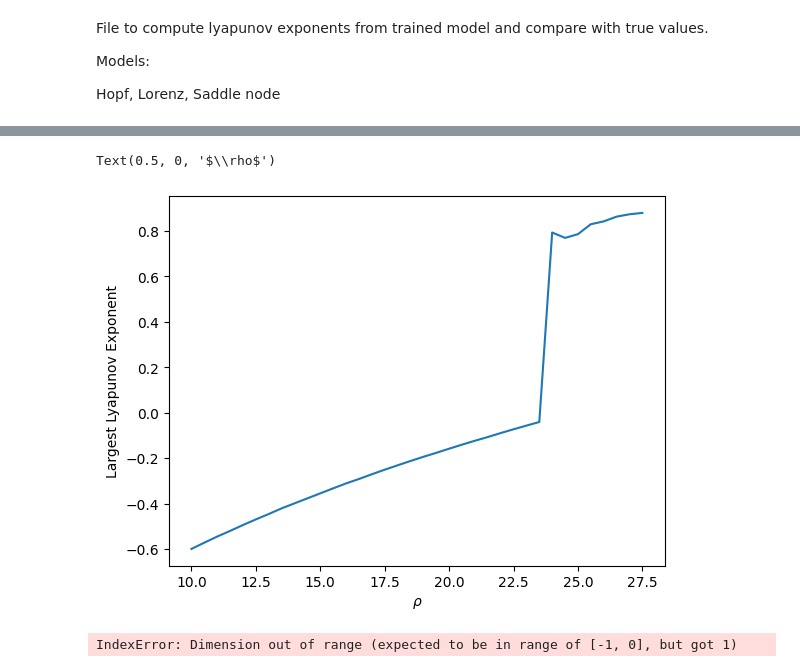
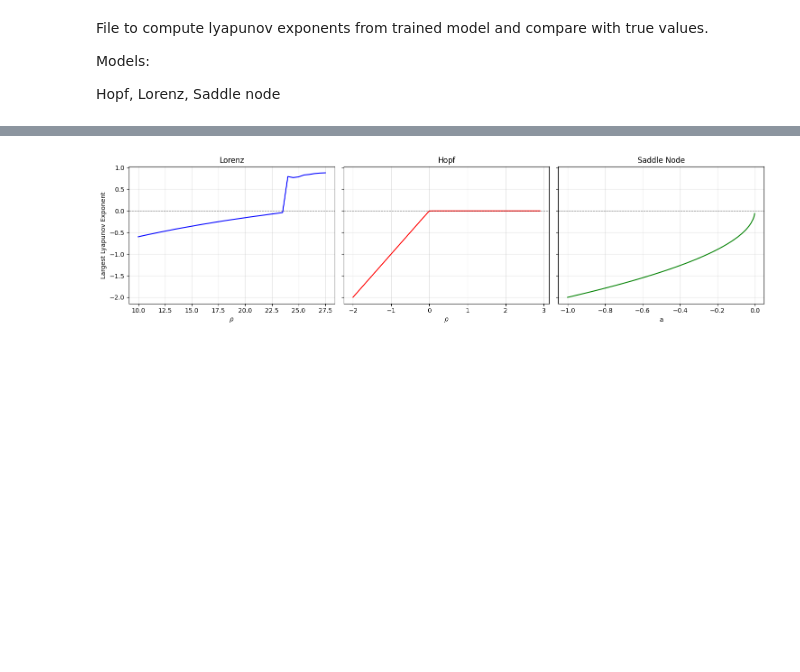
Before and after one commit to JPROSS18/JackRoss-PhD-Notes, a Jupyter notebook: NODE_Dynamic_Bifurcation_Parameter/LyapunovExponents.ipynb, the cells around one changed output, grey strips where cells are left out. Cells and saved outputs as stored; diff of their text form; code cells hidden in the pictures; blank space fills up the shorter version.

Commit message:
Using Lyapunov Exponents

```diff
--- a/NODE_Dynamic_Bifurcation_Parameter/LyapunovExponents.ipynb
+++ b/NODE_Dynamic_Bifurcation_Parameter/LyapunovExponents.ipynb
@@ -56,0 +73,2 @@ for rho in tqdm(rho_pts):
+# %%
+rho_pts_hopf = np.concat([rho_pts_hopf, np.arange(-1, 3, 0.1)])
@@ -56,0 +80,18 @@ for rho in tqdm(rho_pts):
+# %%
+list_sn = []
+
+a_pts_sn = torch.arange(-0.01, 0, 0.001)
+for a in tqdm(a_pts_sn):
+    sn.a = a
+    sn_lya = lya.ContinuousDS(x0 = np.array([-3]), t0 = 0, f=lambda x, t: sn.f_numpy(t, x), jac=lambda x, t: sn.jacobian_numpy(t, x), dt=0.01)
+    out = lya.LCE(system = sn_lya, p=1, n_forward=10_000, n_compute=20_000, keep=False)
+    list_sn.append(out)
+
+a_pts_sn = torch.arange(-1, 0, 0.01)
+for a in tqdm(a_pts_sn):
+    sn.a = a
+    sn_lya = lya.ContinuousDS(x0 = np.array([-3]), t0 = 0, f=lambda x, t: sn.f_numpy(t, x), jac=lambda x, t: sn.jacobian_numpy(t, x), dt=0.01)
+    out = lya.LCE(system = sn_lya, p=1, n_forward=10_000, n_compute=20_000, keep=False)
+    list_sn.append(out)
+# %%
+a_pts = np.concat([np.arange(-1, 0, 0.01), a_pts_sn])
@@ -57,7 +106,28 @@ for rho in tqdm(rho_pts):
 # %%
-plt.plot(rho_pts, list)
-plt.ylabel('Largest Lyapunov Exponent')
-plt.xlabel(r'$\rho$')
+fig, axes = plt.subplots(1, 3, figsize=(15, 4), sharey=True)
+
+# Lorenz plot
+axes[0].plot(rho_pts_lorenz, list_lorenz, 'b-')
+axes[0].axhline(y=0, color='k', linestyle='--', linewidth=0.8, alpha=0.5)
+axes[0].set_ylabel('Largest Lyapunov Exponent')
+axes[0].set_xlabel(r'$\rho$')
+axes[0].set_title('Lorenz')
+axes[0].grid(True, alpha=0.3)
+
+# Hopf plot
+axes[1].plot(rho_pts_hopf, list_hopf, 'r-')
+axes[1].axhline(y=0, color='k', linestyle='--', linewidth=0.8, alpha=0.5)
+axes[1].set_xlabel(r'$\rho$')
+axes[1].set_title('Hopf')
+axes[1].grid(True, alpha=0.3)
+
+# Saddle Node plot
+axes[2].plot(a_pts, list_sn, 'g-')
+axes[2].axhline(y=0, color='k', linestyle='--', linewidth=0.8, alpha=0.5)
+axes[2].set_xlabel('a')
+axes[2].set_title('Saddle Node')
+axes[2].grid(True, alpha=0.3)
+
+plt.tight_layout()
 # %% [output]
-Text(0.5, 0, '$\\rho$')
-[figure, old version]
+[figure, new version]
@@ -85,4 +133,0 @@ node_lya = neural_ODE_Lyapunov(model = model_lorenz)
-# %%
-out = lya.LCE(system = lorenz_lya, p=1, n_forward=10_000, n_compute=20_000, keep=False)
-# %% [output]
-IndexError: Dimension out of range (expected to be in range of [-1, 0], but got 1)
```
Also changed, not shown: parts of 28 cells of this notebook, 31 other files.
